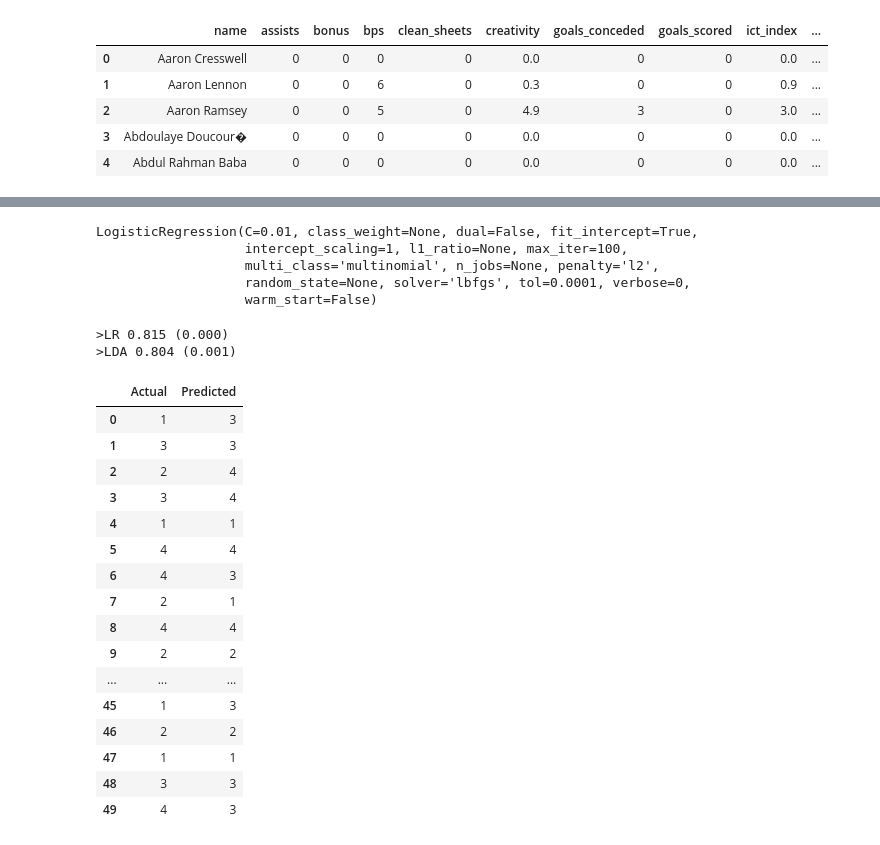
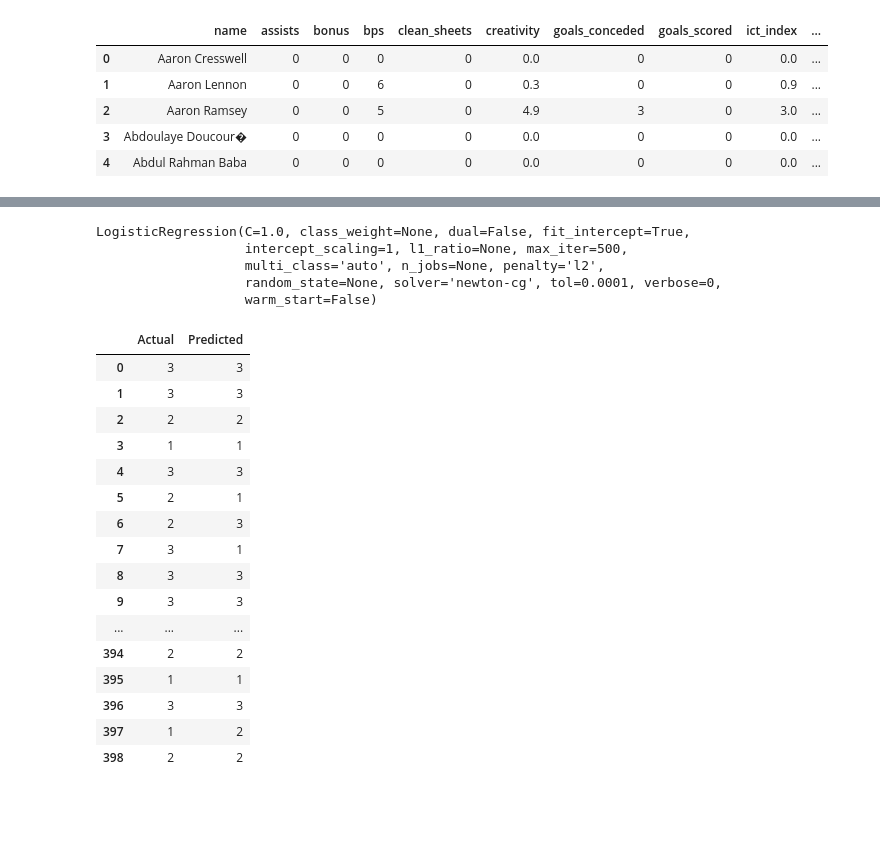
Before and after one commit to raghavbhutra/RedDevils, a Jupyter notebook: RD_Class.ipynb, the cells around one changed output, grey strips where cells are left out. Drawn from its saved outputs; the diff is of its cells as text; code cells hidden in the pictures; blank space fills up the shorter version.

```diff
--- a/RD_Class.ipynb
+++ b/RD_Class.ipynb
@@ -380,5 +382,5 @@ def f(df):
 # %%
-gws1=gws1.groupby('id').apply(f)
+# gws1=gws1.groupby('id').apply(f1)
 # %%
 # gws1 = gws1[gws1['minutes'] > 0]
 # %%
@@ -480,4 +482,0 @@ y=gws1['points']
-# %%
-smote=SMOTE(sampling_strategy='minority')
-X, y = smote.fit_resample(X, y)
-print(Counter(y))
@@ -486,0 +483,10 @@ Counter({1: 54057, 2: 54057, 4: 54057, 3: 54057})
+# %%
+from imblearn.under_sampling import NearMiss
+
+# define the undersampling method
+undersample = NearMiss(version=1, n_neighbors=3)
+# transform the dataset
+X, y = undersample.fit_resample(X, y)
+# summarize the new class distribution
+counter = Counter(y)
+print(counter)
@@ -499,7 +589,8 @@ X_test=pca.transform(X_test)
 # %%
 #model=RandomForestClassifier()
 #model=RandomForestRegressor()
-model=LogisticRegression(solver='lbfgs',C=0.01, multi_class='multinomial')
+#model=KNeighborsClassifier(leaf_size=1,p=2,n_neighbors=8)
+model=LogisticRegression(C=1.0,solver='newton-cg',penalty='l2',max_iter=500)
 #model=DecisionTreeClassifier()
 #model=Lasso()
 #model=Ridge()
@@ -514,16 +605,16 @@ model=LogisticRegression(solver='lbfgs',C=0.01, multi_class='multinomial')
 
 # [model.fit(X_train, y_train).score(X_test, y_test)
 # for train, test in k_fold.split(X)]
-# cv = RepeatedKFold(n_splits=10, n_repeats=3, random_state=1)
-# n_scores = cross_val_score(model, X, y, scoring='accuracy', cv=cv, n_jobs=-1, error_score='raise')
+cv = RepeatedKFold(n_splits=5, n_repeats=3, random_state=1)
+n_scores = cross_val_score(model, X, y, scoring='accuracy', cv=cv, n_jobs=-1, error_score='raise')
 # # #print(n_scores)
 # print('MAE: %.3f (%.3f)' % (np.mean(n_scores), np.std(n_scores)))
 # # # fit the model on the whole dataset
 # # #model = GradientBoostingRegressor()
 model.fit(X_train, y_train)
 # %% [output]
-LogisticRegression(C=0.01, class_weight=None, dual=False, fit_intercept=True,
-                   intercept_scaling=1, l1_ratio=None, max_iter=100,
-                   multi_class='multinomial', n_jobs=None, penalty='l2',
-                   random_state=None, solver='lbfgs', tol=0.0001, verbose=0,
+LogisticRegression(C=1.0, class_weight=None, dual=False, fit_intercept=True,
+                   intercept_scaling=1, l1_ratio=None, max_iter=500,
+                   multi_class='auto', n_jobs=None, penalty='l2',
+                   random_state=None, solver='newton-cg', tol=0.0001, verbose=0,
                    warm_start=False)
@@ -556,17 +620,0 @@ def get_models():
-# %%
-# define models
-models, names = get_models()
-results = list()
-# evaluate each model
-for i in range(len(models)):
-	# evaluate the model and store results
-	scores = evaluate_model(X, y, models[i])
-	results.append(scores)
-	# summarize performance
-	print('>%s %.3f (%.3f)' % (names[i], np.mean(scores), np.std(scores)))
-# plot the results
-pyplot.boxplot(results, labels=names, showmeans=True)
-pyplot.show()
-# %% [output]
->LR 0.815 (0.000)
->LDA 0.804 (0.001)
@@ -591,25 +623,25 @@ predict=model.predict(X_test)
 # %%
 # predict = model.predict(X_test)
 df=pd.DataFrame({'Actual':y_test,'Predicted':predict})
-df.head(50)
+df.head(500)
 # %% [output]
 |  | Actual | Predicted |
-| 0 | 1 | 3 |
+| 0 | 3 | 3 |
 | 1 | 3 | 3 |
-| 2 | 2 | 4 |
-| 3 | 3 | 4 |
-| 4 | 1 | 1 |
-| 5 | 4 | 4 |
-| 6 | 4 | 3 |
-| 7 | 2 | 1 |
-| 8 | 4 | 4 |
-| 9 | 2 | 2 |
+| 2 | 2 | 2 |
+| 3 | 1 | 1 |
+| 4 | 3 | 3 |
+| 5 | 2 | 1 |
+| 6 | 2 | 3 |
+| 7 | 3 | 1 |
+| 8 | 3 | 3 |
+| 9 | 3 | 3 |
 | ... | ... | ... |
-| 45 | 1 | 3 |
-| 46 | 2 | 2 |
-| 47 | 1 | 1 |
-| 48 | 3 | 3 |
-| 49 | 4 | 3 |
+| 394 | 2 | 2 |
+| 395 | 1 | 1 |
+| 396 | 3 | 3 |
+| 397 | 1 | 2 |
+| 398 | 2 | 2 |
 # %%
 from sklearn.metrics import classification_report, confusion_matrix,auc, roc_auc_score
 print(classification_report(y_test,predict))
```
Also changed, not shown: parts of 44 cells of this notebook.
